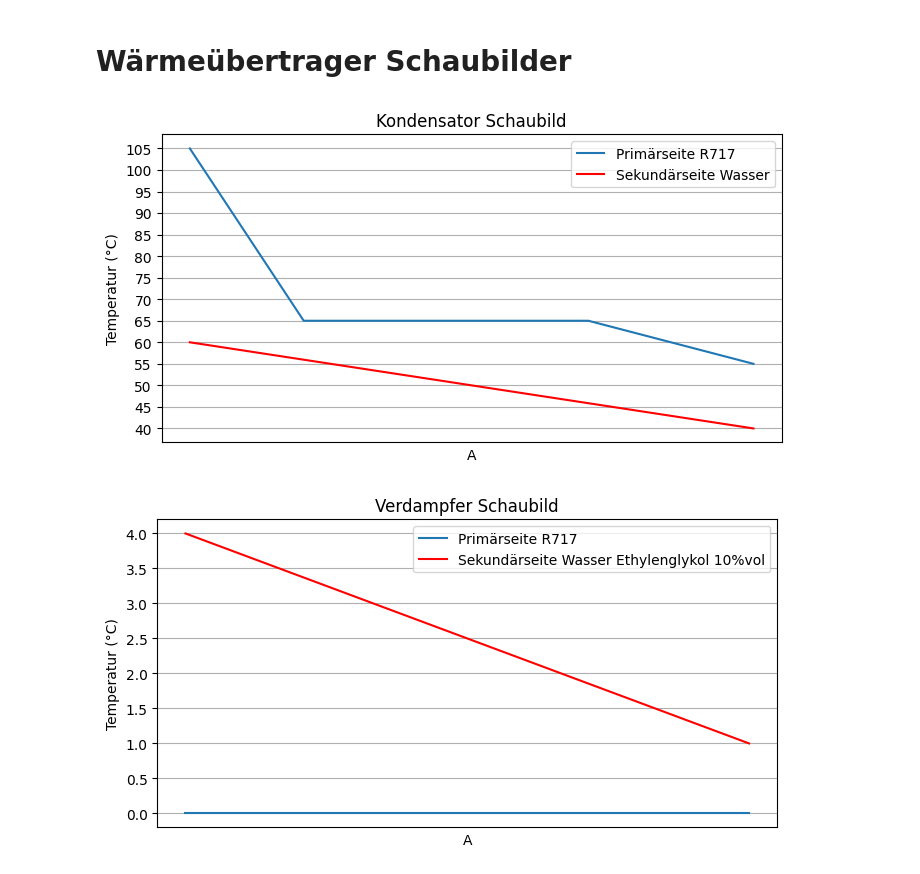
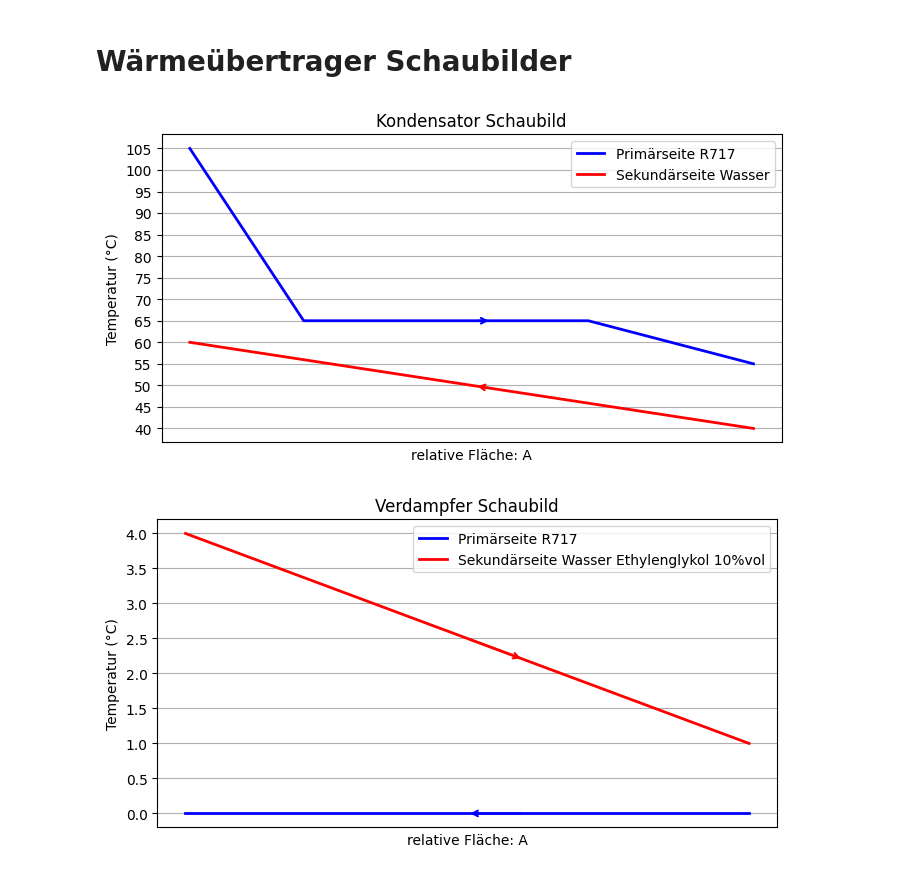
Before and after one commit to Zeusdragon/WP_Beleg, a Jupyter notebook: Beleg.ipynb, the cells around one changed output. Drawn from its saved outputs; the diff is of its cells as text; code cells hidden in the pictures.

```diff
--- a/Beleg.ipynb
+++ b/Beleg.ipynb
@@ -244,41 +256,72 @@ Rohrdurchmesser Flüssigkeit 2 Teillast: 32.04 mm, 26.16 mm
 # %%
 # Definition der Variablen
 x = np.linspace(0, 10, 100)
 # Beispielhafte Temperaturverläufe
 # y1_new: Start bei 105°C, Plateau bei 65°C, dann linear auf 55°C
 y1_new = np.concatenate([
     np.linspace(105, 65, 21),           # von 105°C auf 65°C (21 Werte)
     np.full(49, 65),                    # Plateau bei 65°C (49 Werte)
     np.linspace(65, 55, 30)             # von 65°C auf 55°C (30 Werte)
 ])
 y1_new = y1_new[:100]  # auf Länge von x beschränken
 # y2_new: linear von 60°C auf 40°C
 y2_new = np.linspace(60, 40, 100)
 
 # Plot
 plt.figure(figsize=(8, 4))
-plt.plot(x, y1_new, label='Primärseite R717')
-plt.plot(x, y2_new, label='Sekundärseite Wasser', color='r')
-plt.xlabel('A')
+plt.plot(x, y1_new, label='Primärseite R717', color='b', linewidth=2)
+plt.plot(x, y2_new, label='Sekundärseite Wasser', color='r', linewidth=2)
+
+# Automatisch orientierte Pfeile für Primärseite
+i = len(x) // 2  # 50% der Linie
+dx = x[i+5] - x[i-5]  # Richtung berechnen
+dy = y1_new[i+5] - y1_new[i-5]
+plt.annotate('', xy=(x[i]+dx*0.3, y1_new[i]+dy*0.3), xytext=(x[i], y1_new[i]),
+            arrowprops=dict(arrowstyle='->', lw=1.5, color='blue'))
+
+# Automatisch orientierte Pfeile für Sekundärseite
+i = len(x) // 2  # 50% der Linie
+dx = x[i+5] - x[i-5]
+dy = y2_new[i+5] - y2_new[i-5]
+plt.annotate('', xy=(x[i]+dx*0.3, y2_new[i]+dy*0.3), xytext=(x[i], y2_new[i]),
+            arrowprops=dict(arrowstyle='<-', lw=1.5, color='red'))
+
+plt.xlabel('relative Fläche: A')
 plt.ylabel('Temperatur (°C)')
 plt.title('Kondensator Schaubild')
 plt.legend()
 plt.xticks([])
 plt.yticks(np.arange(40, 110, 5))
 plt.grid(True)
 plt.show()
 # %% [output]
-[figure, old version]
+[figure, new version]
 # %%
 plt.figure(figsize=(8, 4))
 
 # Temperaturverlauf von T[4] zu T[1]
-plt.plot([0, 1], [T[4] - 273.15, T[0] - 273.15], label='Primärseite R717')
+x_verd = [0, 1]
+y1_verd = [T[4] - 273.15, T[0] - 273.15]
+y2_verd = [4, 1]
 
-# Linearer Abfall von 4°C zu 1°C
-plt.plot([0, 1], [4, 1], label='Sekundärseite Wasser Ethylenglykol 10%vol', color='r')
+plt.plot(x_verd, y1_verd, label='Primärseite R717', color='b', linewidth=2)
+plt.plot(x_verd, y2_verd, label='Sekundärseite Wasser Ethylenglykol 10%vol', color='r', linewidth=2)
 
-plt.xlabel('A')
+# Automatisch orientierte Pfeile für Primärseite (R717)
+dx1 = x_verd[1] - x_verd[0]
+dy1 = y1_verd[1] - y1_verd[0]
+plt.annotate('', xy=(0.5 + dx1*0.1, y1_verd[0] + dy1*0.5 + dy1*0.1),
+             xytext=(0.5, y1_verd[0] + dy1*0.5),
+             arrowprops=dict(arrowstyle='<-', lw=1.5, color='blue'))
+
+# Automatisch orientierte Pfeile für Sekundärseite (Wasser)
+dx2 = x_verd[1] - x_verd[0]
+dy2 = y2_verd[1] - y2_verd[0]
+plt.annotate('', xy=(0.5 + dx2*0.1, y2_verd[0] + dy2*0.5 + dy2*0.1),
+             xytext=(0.5, y2_verd[0] + dy2*0.5),
+             arrowprops=dict(arrowstyle='->', lw=1.5, color='red'))
+
+plt.xlabel('relative Fläche: A')
 plt.ylabel('Temperatur (°C)')
 plt.title('Verdampfer Schaubild')
 plt.legend()
@@ -286,4 +329,4 @@ plt.xticks([])
 plt.grid(True)
 plt.show()
 # %% [output]
-[figure, old version]
+[figure, new version]
```
Also changed, not shown: parts of 6 cells of this notebook.
